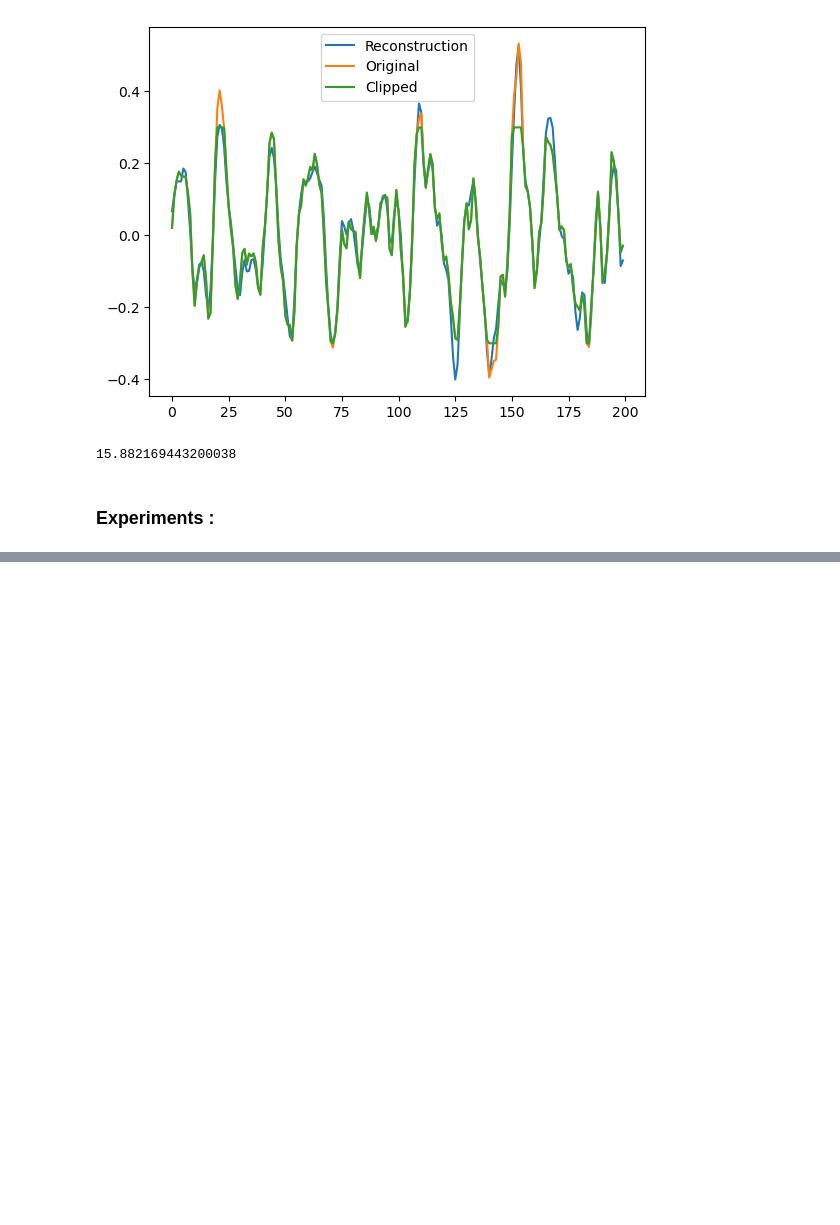
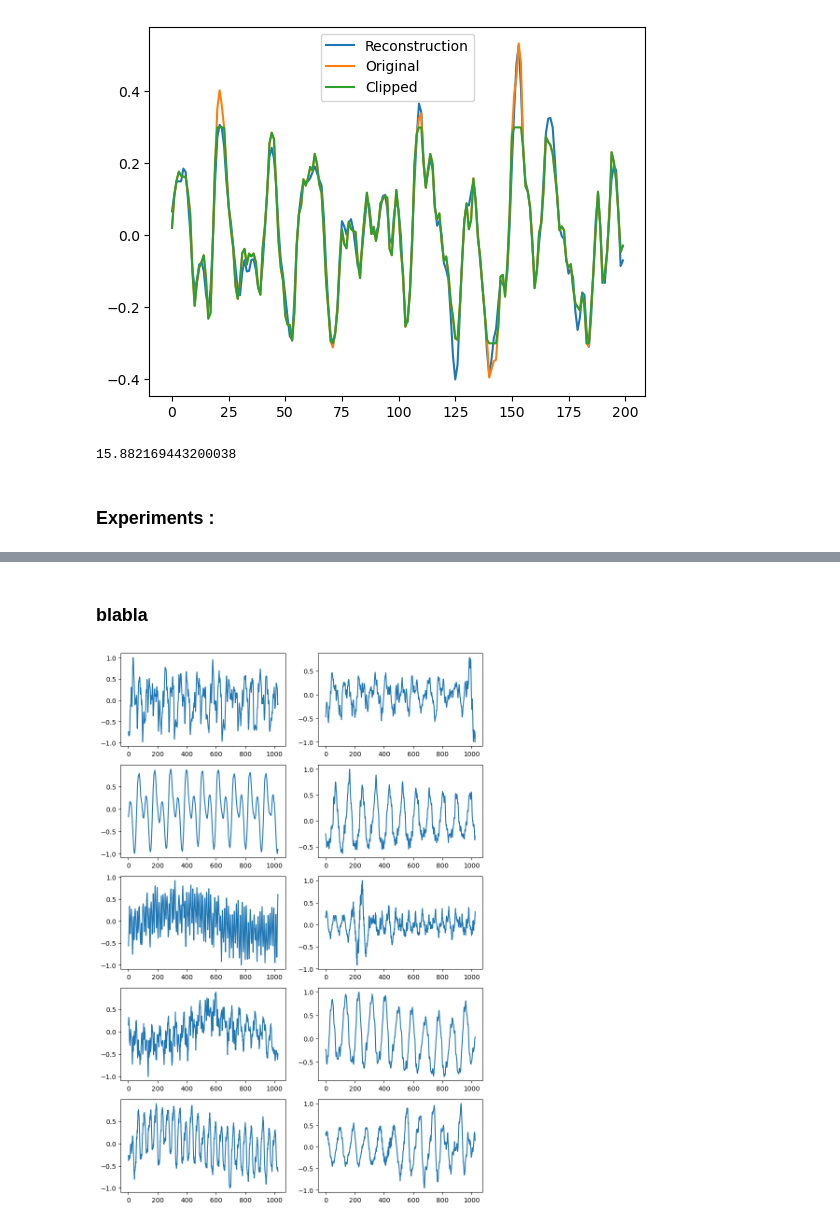
Before and after one commit to pierreaguie/C-OMP-for-Audio-Declipping, a Jupyter notebook: AudioDeclipping.ipynb, the cells around one changed output, grey strips where cells are left out. Saved outputs shown, nothing was run; the diff lists cells and outputs as text; code cells hidden in the pictures; blank space fills up the shorter version.

```diff
--- a/AudioDeclipping.ipynb
+++ b/AudioDeclipping.ipynb
@@ -893,2 +893,14 @@ Running experiment for accordion...
 Running experiment for theta_clip = 0.1...
 KeyboardInterrupt:
+# %% [markdown]
+### blabla
+# %%
+data = sf.read('processed_sounds/acoustic_guitar/1.wav')[0]
+random_starts = np.random.randint(0, len(data) - 1024, 10)
+random_frames = [data[start:start+1024]/np.max(abs(data[start:start+1024])) for start in random_starts]
+fig, axes = plt.subplots(5, 2, figsize=(10, 15))
+for i in range(5):
+    axes[i, 0].plot(random_frames[i])
+    axes[i, 1].plot(random_frames[i+5])
+# %% [output]
+[figure, added]
```
Also changed, not shown: parts of 5 cells of this notebook.
